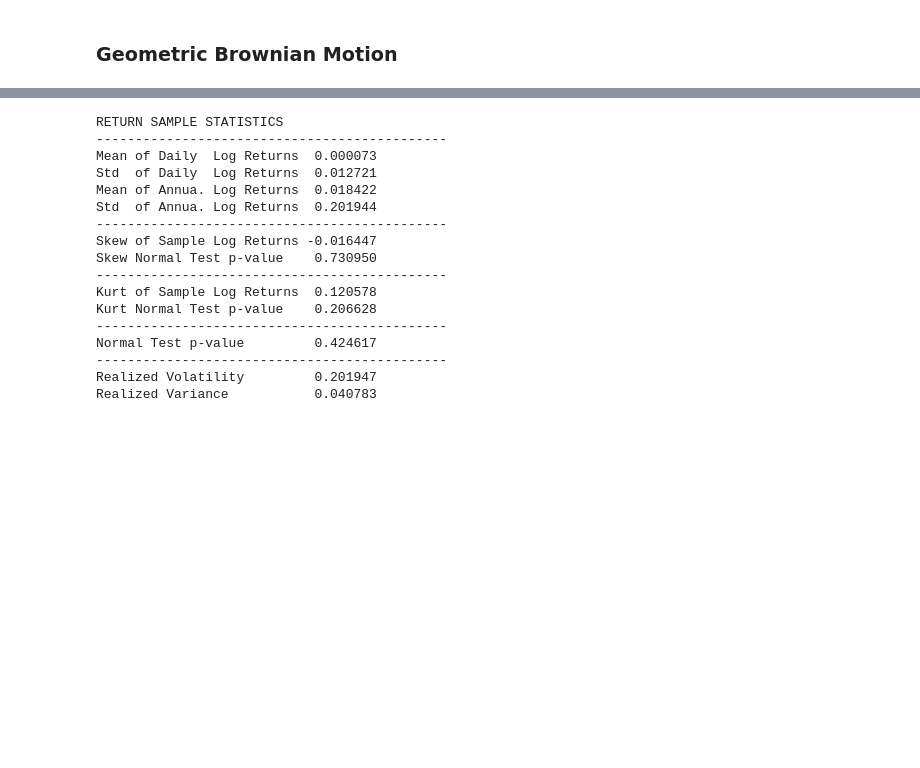
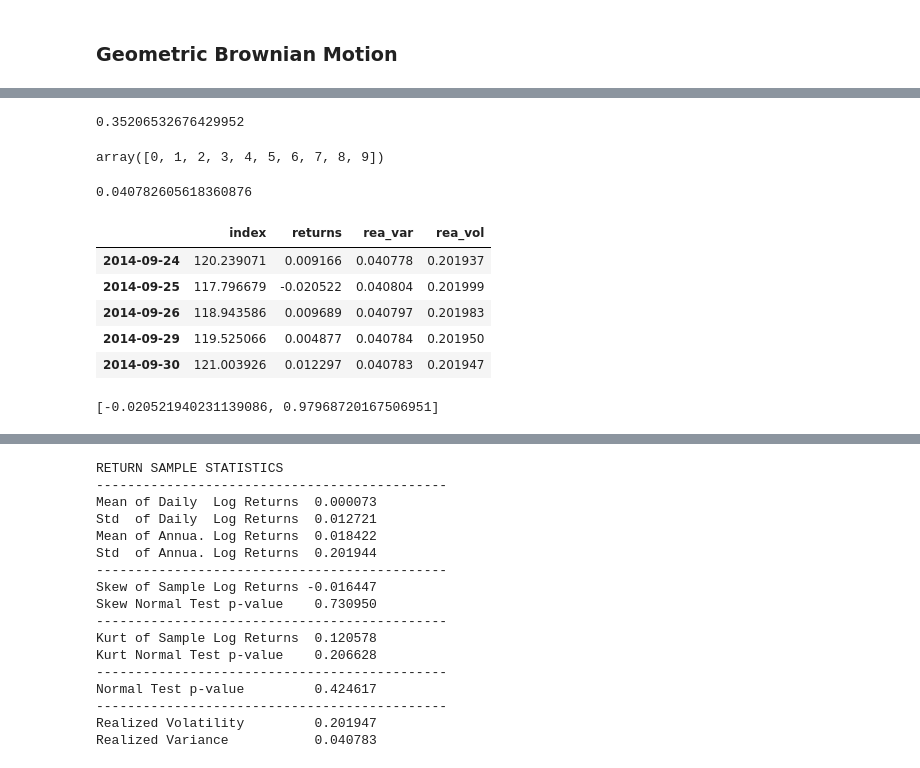
Before and after one commit to bdonkey/dawp, a Jupyter notebook: dawp/book/A_DAWP_Chs_2_3.ipynb, the cells around one changed output, grey strips where cells are left out. Saved outputs shown, nothing was run; the diff lists cells and outputs as text; code cells hidden in the pictures; blank space fills up the shorter version.

```diff
--- a/dawp/book/A_DAWP_Chs_2_3.ipynb
+++ b/dawp/book/A_DAWP_Chs_2_3.ipynb
@@ -77,0 +91,4 @@ ipdb> q
+# %%
+dN(.5,0,1)
+# %% [output]
+0.35206532676429952
@@ -78,2 +128,27 @@ ipdb> q
+# %%
+np.arange(10)
+# %% [output]
+array([0, 1, 2, 3, 4, 5, 6, 7, 8, 9])
 # %%
 gbm = simulate_gbm()
+# %%
+#ss
+data['rea_var'].iloc[-1]
+# %% [output]
+0.040782605618360876
+# %%
+#ss
+data.tail()
+# %% [output]
+|  | index | returns | rea_var | rea_vol |
+| 2014-09-24 | 120.239071 | 0.009166 | 0.040778 | 0.201937 |
+| 2014-09-25 | 117.796679 | -0.020522 | 0.040804 | 0.201999 |
+| 2014-09-26 | 118.943586 | 0.009689 | 0.040797 | 0.201983 |
+| 2014-09-29 | 119.525066 | 0.004877 | 0.040784 | 0.201950 |
+| 2014-09-30 | 121.003926 | 0.012297 | 0.040783 | 0.201947 |
+# %%
+i = 120.239071
+i1 = 117.796679
+print([np.log(i1/i),np.exp(np.log(i1/i))])
+# %% [output]
+[-0.020521940231139086, 0.97968720167506951]
```
Also changed, not shown: parts of 7 cells of this notebook, 1 other file.
